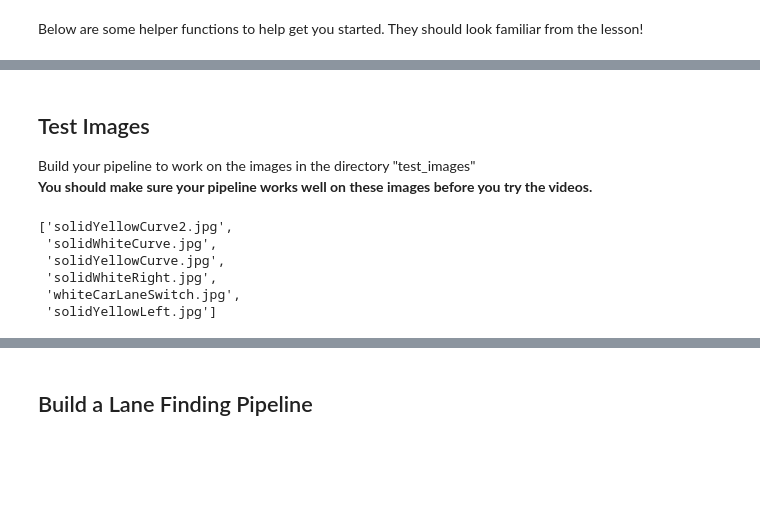
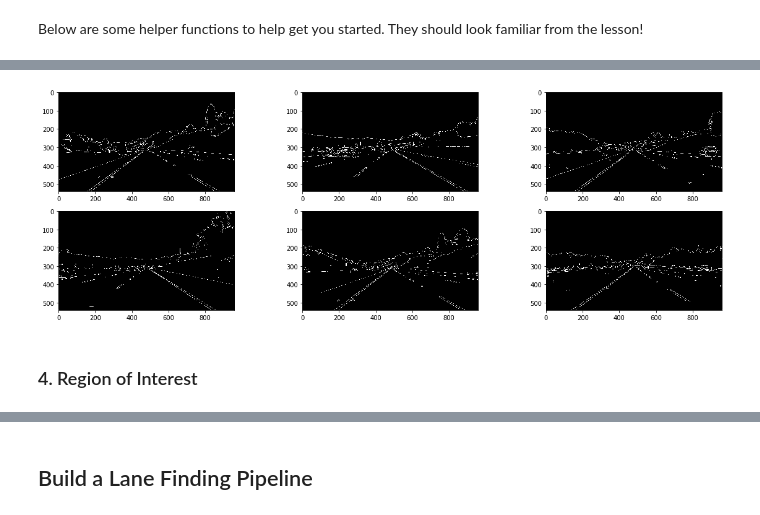
Before and after one commit to miguelaaguilar/CarND-LaneLines-P1, a Jupyter notebook: P1.ipynb, the cells around one changed output, grey strips where cells are left out. Saved outputs shown, nothing was run; the diff lists cells and outputs as text; code cells hidden in the pictures; blank space fills up the shorter version.

```diff
--- a/P1.ipynb
+++ b/P1.ipynb
@@ -81 +151,16 @@ Below are some helper functions to help get you started. They should look famili
+# %%
+canny_img = []
+kernel_size = 5
+low_threshold = 50
+high_threshold = 150
+for image in images:
+    gray = grayscale(image)
+    gaussian = gaussian_blur(gray, kernel_size)
+    canny_img.append(canny(gaussian, low_threshold, high_threshold))
+
+show_images(canny_img)
+# %% [output]
+[figure, added]
+# %% [markdown]
+### 4. Region of Interest
 # %%
@@ -175,15 +190,0 @@ def weighted_img(img, initial_img, α=0.8, β=1., γ=0.):
-# %% [markdown]
-## Test Images
-
-Build your pipeline to work on the images in the directory "test_images"
-**You should make sure your pipeline works well on these images before you try the videos.**
-# %%
-import os
-os.listdir("test_images/")
-# %% [output]
-['solidYellowCurve2.jpg',
- 'solidWhiteCurve.jpg',
- 'solidYellowCurve.jpg',
- 'solidWhiteRight.jpg',
- 'whiteCarLaneSwitch.jpg',
- 'solidYellowLeft.jpg']
```
Also changed, not shown: parts of 28 cells of this notebook, 3 other files.
